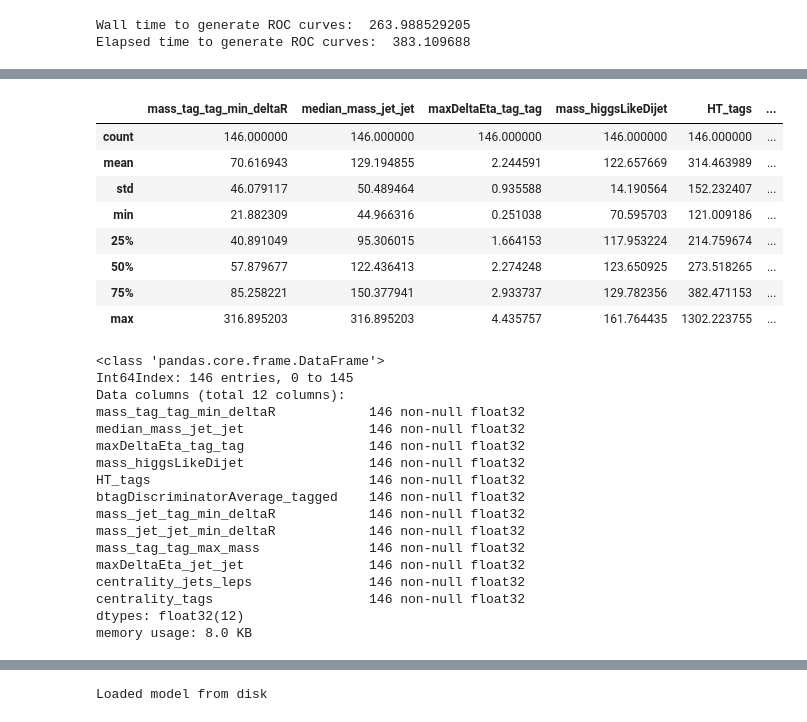
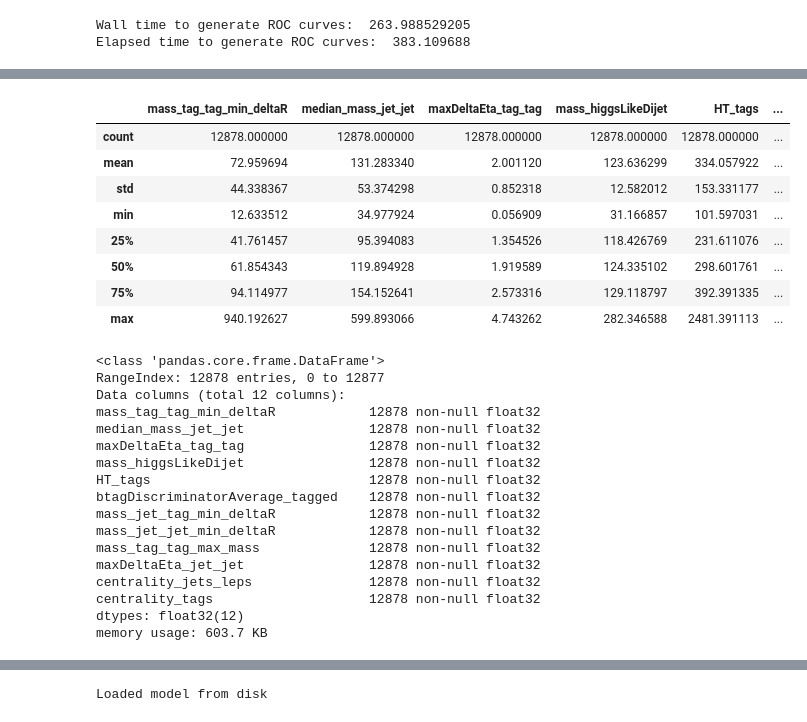
Before and after one commit to chrisjcc/DataScience, a Jupyter notebook: KerasDNN_modeling.ipynb, the cells around one changed output, grey strips where cells are left out. Cells and saved outputs as stored; diff of their text form; code cells hidden in the pictures.

```diff
--- a/KerasDNN_modeling.ipynb
+++ b/KerasDNN_modeling.ipynb
@@ -765,44 +752,44 @@ dnn_weight_map( pipe_classifiers["DNN"].named_steps['kerasclassifier'])
 # %%
 # Load dataset
-rec_np_data = root2array("combined/run2016Data.root",
+rec_np_data = root2array("combined/Data.root",
                          "event_mvaVariables_step7_cate4", features)
 np_data = rec2array(rec_np_data)
 
 
 # convert to numpy ndarray into pandas dataframe
 df_raw_data = pd.DataFrame(data=np_data, columns=features)
 
 df_raw_data.describe()
 df_raw_data.info()
 
 X_data = df_raw_data.values
 # %% [output]
 |  | mass_tag_tag_min_deltaR | median_mass_jet_jet | maxDeltaEta_tag_tag | mass_higgsLikeDijet | HT_tags | ... |
-| count | 146.000000 | 146.000000 | 146.000000 | 146.000000 | 146.000000 | ... |
-| mean | 70.616943 | 129.194855 | 2.244591 | 122.657669 | 314.463989 | ... |
-| std | 46.079117 | 50.489464 | 0.935588 | 14.190564 | 152.232407 | ... |
-| min | 21.882309 | 44.966316 | 0.251038 | 70.595703 | 121.009186 | ... |
-| 25% | 40.891049 | 95.306015 | 1.664153 | 117.953224 | 214.759674 | ... |
-| 50% | 57.879677 | 122.436413 | 2.274248 | 123.650925 | 273.518265 | ... |
-| 75% | 85.258221 | 150.377941 | 2.933737 | 129.782356 | 382.471153 | ... |
-| max | 316.895203 | 316.895203 | 4.435757 | 161.764435 | 1302.223755 | ... |
+| count | 12878.000000 | 12878.000000 | 12878.000000 | 12878.000000 | 12878.000000 | ... |
+| mean | 72.959694 | 131.283340 | 2.001120 | 123.636299 | 334.057922 | ... |
+| std | 44.338367 | 53.374298 | 0.852318 | 12.582012 | 153.331177 | ... |
+| min | 12.633512 | 34.977924 | 0.056909 | 31.166857 | 101.597031 | ... |
+| 25% | 41.761457 | 95.394083 | 1.354526 | 118.426769 | 231.611076 | ... |
+| 50% | 61.854343 | 119.894928 | 1.919589 | 124.335102 | 298.601761 | ... |
+| 75% | 94.114977 | 154.152641 | 2.573316 | 129.118797 | 392.391335 | ... |
+| max | 940.192627 | 599.893066 | 4.743262 | 282.346588 | 2481.391113 | ... |
 <class 'pandas.core.frame.DataFrame'>
-Int64Index: 146 entries, 0 to 145
+RangeIndex: 12878 entries, 0 to 12877
 Data columns (total 12 columns):
-mass_tag_tag_min_deltaR            146 non-null float32
-median_mass_jet_jet                146 non-null float32
-maxDeltaEta_tag_tag                146 non-null float32
-mass_higgsLikeDijet                146 non-null float32
-HT_tags                            146 non-null float32
-btagDiscriminatorAverage_tagged    146 non-null float32
-mass_jet_tag_min_deltaR            146 non-null float32
-mass_jet_jet_min_deltaR            146 non-null float32
-mass_tag_tag_max_mass              146 non-null float32
-maxDeltaEta_jet_jet                146 non-null float32
-centrality_jets_leps               146 non-null float32
-centrality_tags                    146 non-null float32
+mass_tag_tag_min_deltaR            12878 non-null float32
+median_mass_jet_jet                12878 non-null float32
+maxDeltaEta_tag_tag                12878 non-null float32
+mass_higgsLikeDijet                12878 non-null float32
+HT_tags                            12878 non-null float32
+btagDiscriminatorAverage_tagged    12878 non-null float32
+mass_jet_tag_min_deltaR            12878 non-null float32
+mass_jet_jet_min_deltaR            12878 non-null float32
+mass_tag_tag_max_mass              12878 non-null float32
+maxDeltaEta_jet_jet                12878 non-null float32
+centrality_jets_leps               12878 non-null float32
+centrality_tags                    12878 non-null float32
 dtypes: float32(12)
-memory usage: 8.0 KB
+memory usage: 603.7 KB
 # %%
 # Plot a mva distribution
 
```
Also changed, not shown: parts of 15 cells of this notebook.
